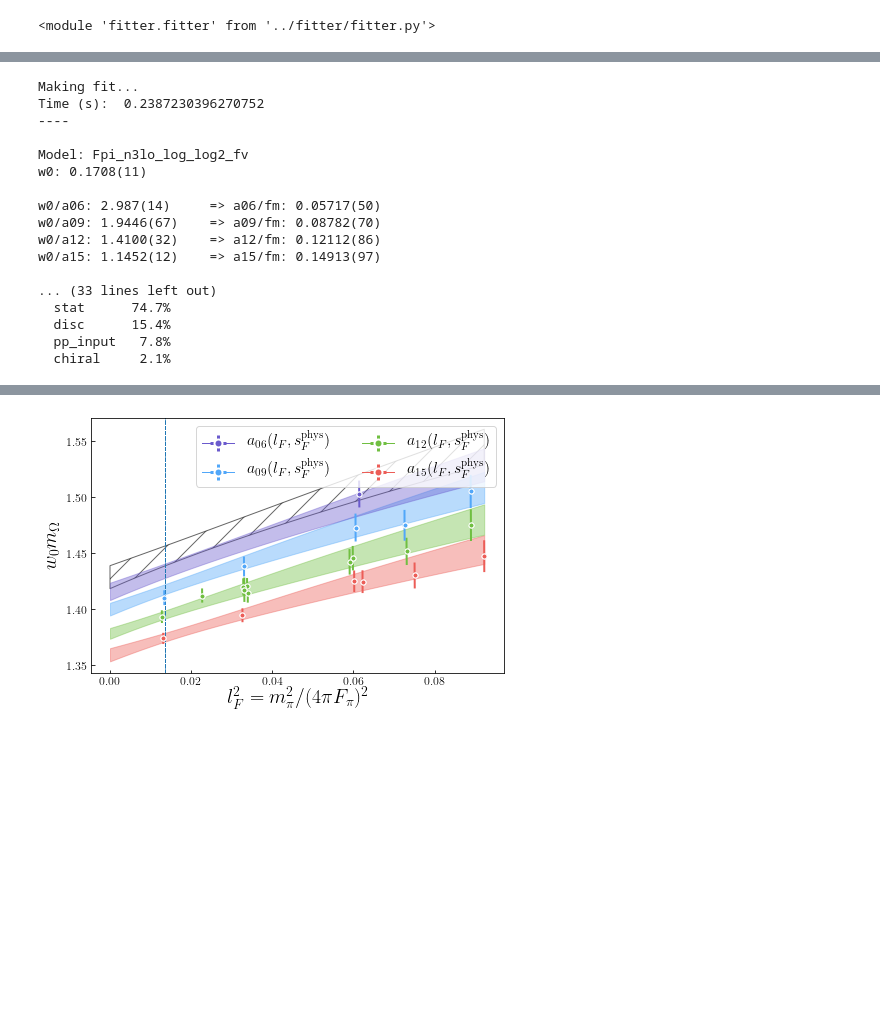
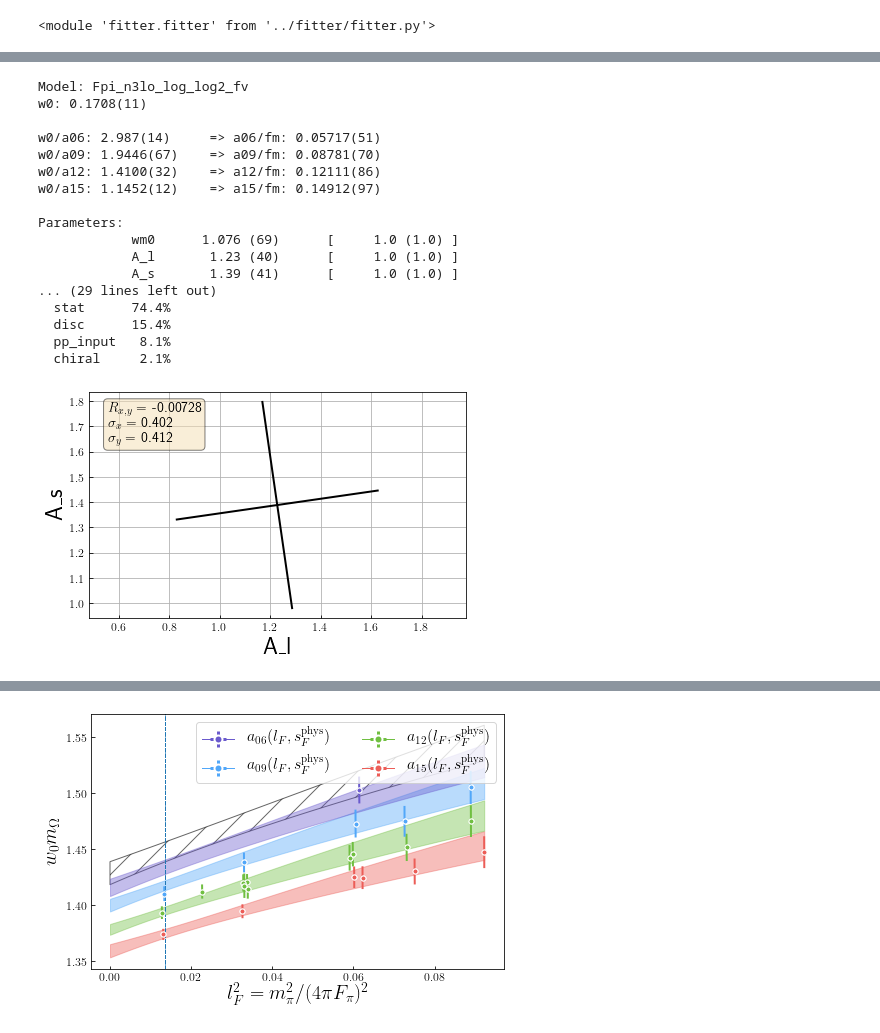
Before and after one commit to callat-qcd/project_scale_setting_mdwf_hisq, a Jupyter notebook: notebooks/fit_model.ipynb, the cells around one changed output, grey strips where cells are left out. Drawn from its saved outputs; the diff is of its cells as text; code cells hidden in the pictures; blank space fills up the shorter version.

```diff
--- a/notebooks/fit_model.ipynb
+++ b/notebooks/fit_model.ipynb
@@ -73,16 +74,14 @@ model_info['include_alphas'] = True
 model_info['exclude'] = ['A_aaa',]
 model_info['chiral_cutoff'] = 'Fpi'
 # %%
-data_loader = dl.data_loader('2020_11_22-default_priors', use_charm_reweighting=False)#, data_file='omega_data_auto')
-bs_data = data_loader.bs_data
+data_loader = dl.data_loader('2020_11_28-test', use_charm_reweighting=False)
+gv_data = data_loader.gv_data
 model_info = data_loader.get_model_info_from_name('Fpi_n3lo_log_log2_fv')
-#prior = data_loader.get_prior(model_info=model_info, default=True)
-prior_interpolation = data_loader.get_prior(interpolation=True)
+prior = data_loader.get_prior(model_info=model_info, default=True)
 phys_point_data = data_loader.phys_point_data
 # %%
 fit_manager = fm.fit_manager(
     phys_point_data=phys_point_data,
-    bs_data=bs_data,
+    fit_data=gv_data,
     model_info=model_info,
-    prior=prior,
-    prior_interpolation=prior_interpolation)
+    prior=prior)
@@ -89,20 +100,20 @@ fit_manager = fm.fit_manager(
 # %%
 print(fit_manager)
 # %% [output]
-Making fit...
-Time (s):  0.2387230396270752
-----
-
 Model: Fpi_n3lo_log_log2_fv
 w0: 0.1708(11)
 
-w0/a06: 2.987(14)     => a06/fm: 0.05717(50)
-w0/a09: 1.9446(67)    => a09/fm: 0.08782(70)
-w0/a12: 1.4100(32)    => a12/fm: 0.12112(86)
-w0/a15: 1.1452(12)    => a15/fm: 0.14913(97)
+w0/a06: 2.987(14)     => a06/fm: 0.05717(51)
+w0/a09: 1.9446(67)    => a09/fm: 0.08781(70)
+w0/a12: 1.4100(32)    => a12/fm: 0.12111(86)
+w0/a15: 1.1452(12)    => a15/fm: 0.14912(97)
 
-... (33 lines left out)
-  stat      74.7%
+Parameters:
+            wm0      1.076 (69)      [     1.0 (1.0) ]
+            A_l       1.23 (40)      [     1.0 (1.0) ]
+            A_s       1.39 (41)      [     1.0 (1.0) ]
+... (29 lines left out)
+  stat      74.4%
   disc      15.4%
-  pp_input   7.8%
+  pp_input   8.1%
   chiral     2.1%
@@ -108,0 +124,4 @@ w0/a15: 1.1452(12)    => a15/fm: 0.14913(97)
+# %%
+fit_manager.plot_error_ellipsis('A_l', 'A_s', 'w0')
+# %% [output]
+[figure, added]
```
Also changed, not shown: parts of 8 cells of this notebook, 7 other files.
